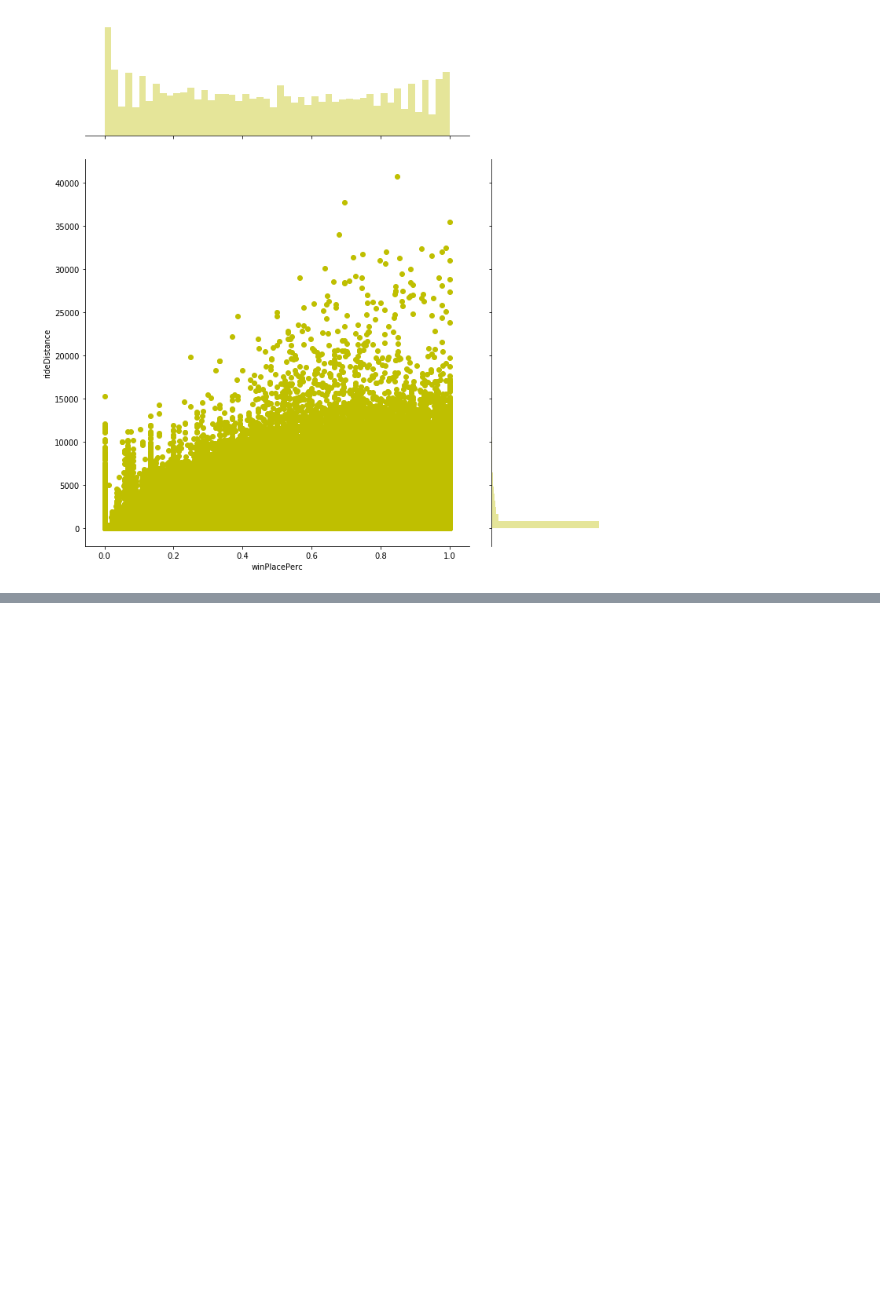
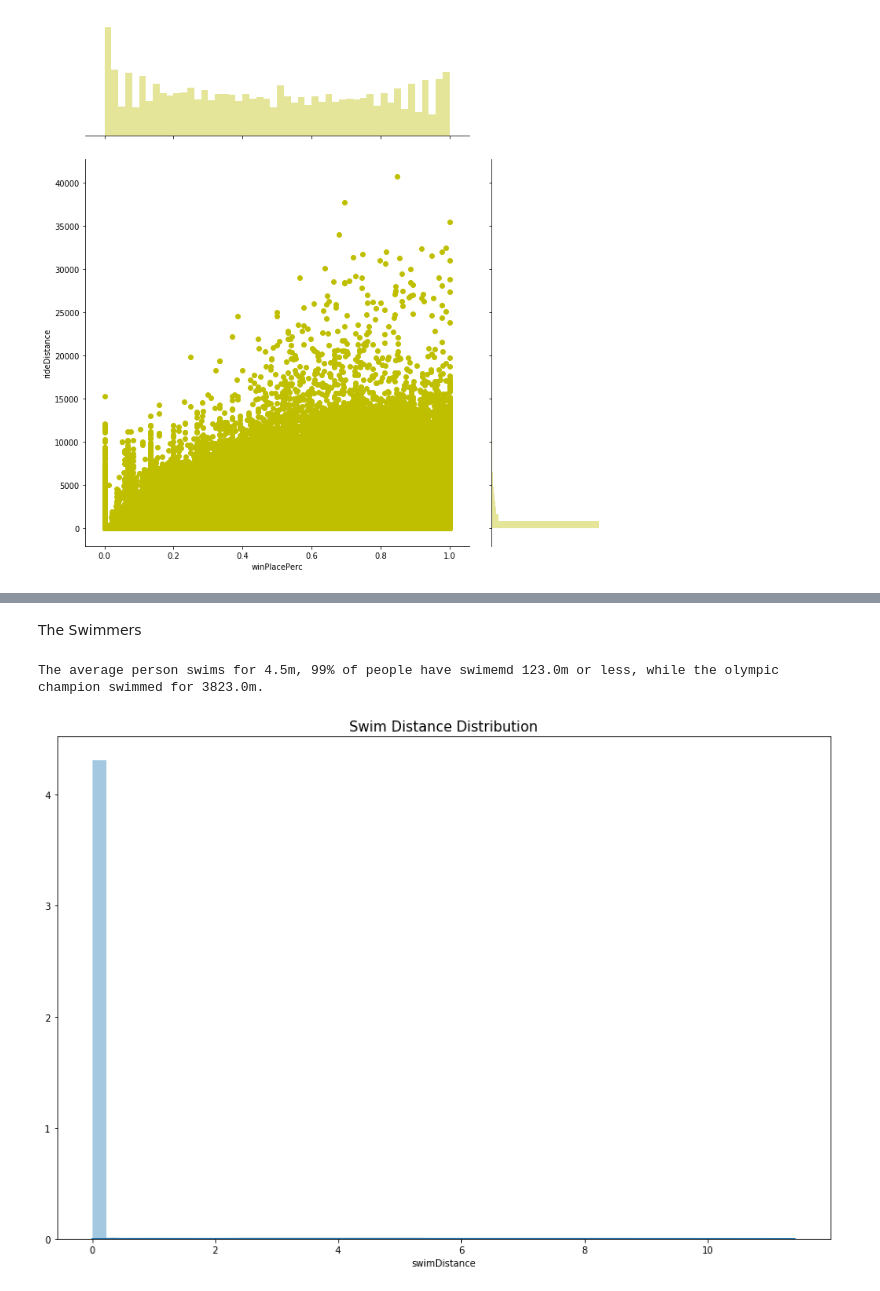
Before and after one commit to Sen-Ma/PUBG-Kaggle, a Jupyter notebook: PUBG_EDA_is_Fun.ipynb, the cells around one changed output, grey strips where cells are left out. Cells and saved outputs as stored; diff of their text form; code cells hidden in the pictures; blank space fills up the shorter version.

```diff
--- a/PUBG_EDA_is_Fun.ipynb
+++ b/PUBG_EDA_is_Fun.ipynb
@@ -155,0 +158,15 @@ plt.show()
+# %% [markdown]
+The Swimmers
+# %%
+print("The average person swims for {:.1f}m, 99% of people have swimemd {}m or less, while the olympic champion swimmed for {}m.".format(train['swimDistance'].mean(), train['swimDistance'].quantile(0.99), train['swimDistance'].max()))
+# %% [output]
+The average person swims for 4.5m, 99% of people have swimemd 123.0m or less, while the olympic champion swimmed for 3823.0m.
+# %%
+data = train.copy()
+data = data[data['swimDistance'] < train['swimDistance'].quantile(0.95)]
+plt.figure(figsize = (15,10))
+plt.title("Swim Distance Distribution", fontsize = 15)
+sns.distplot(data['swimDistance'])
+plt.show()
+# %% [output]
+[figure, added]
```
Also changed, not shown: parts of 6 cells of this notebook.
